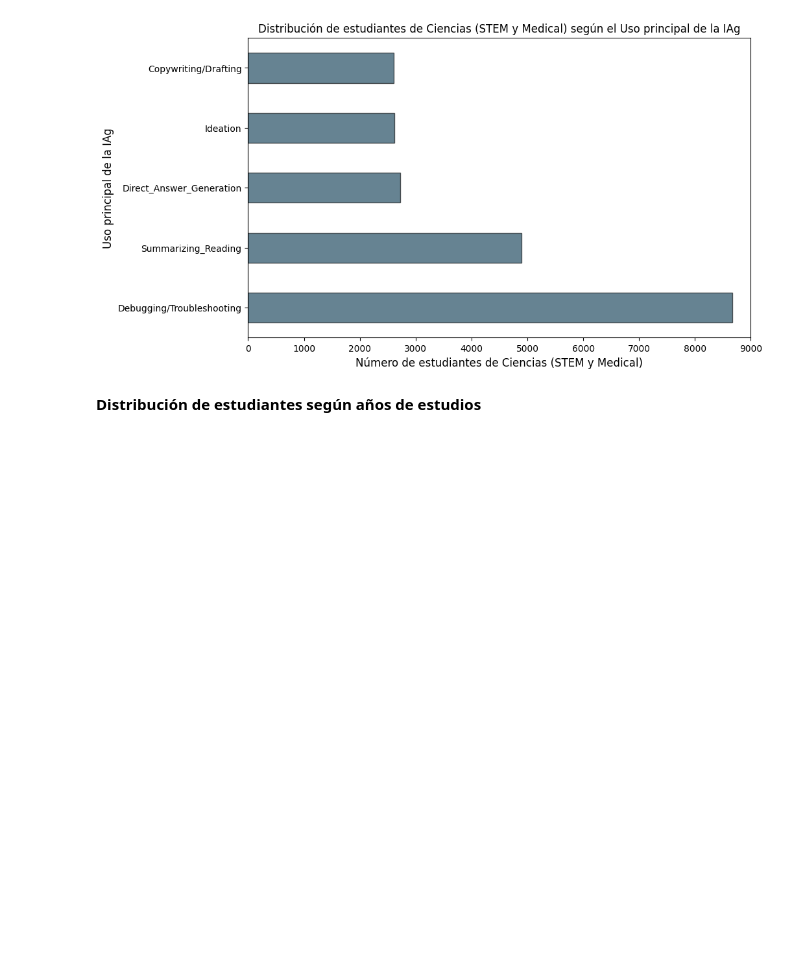
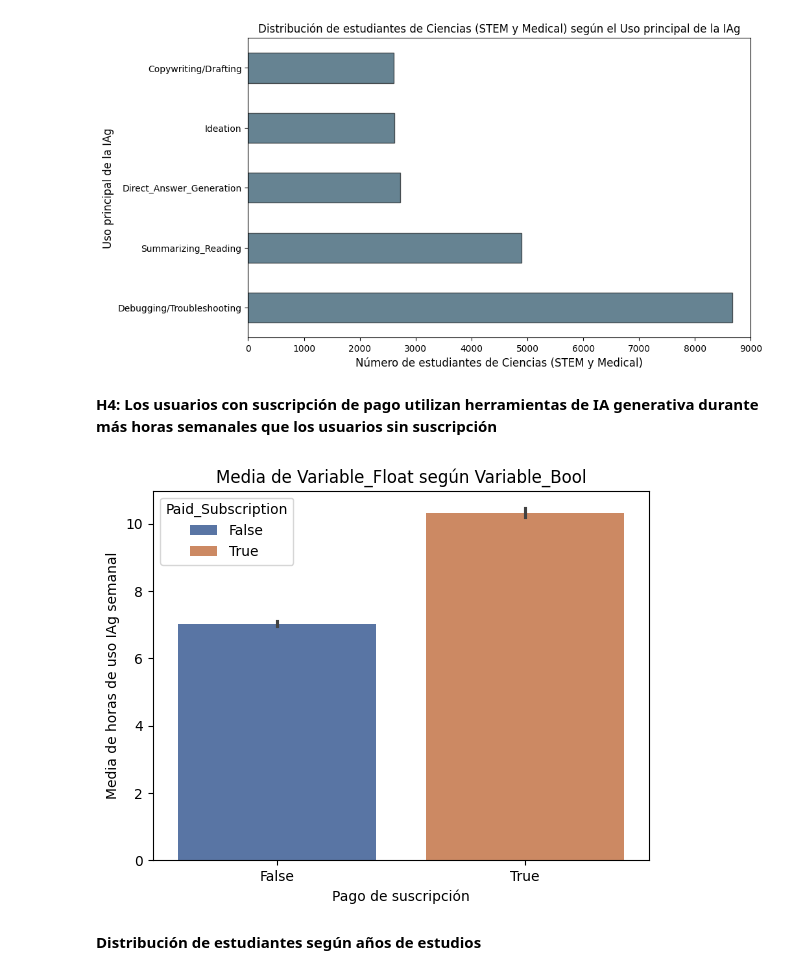
Before and after one commit to nico-pina/TP1-UP.IA, a Jupyter notebook: EDA Dataset IA_ NicoPina.ipynb, the cells around one changed output. Cells and saved outputs as stored; diff of their text form; code cells hidden in the pictures; blank space fills up the shorter version.

```diff
--- a/EDA Dataset IA_ NicoPina.ipynb
+++ b/EDA Dataset IA_ NicoPina.ipynb
@@ -216,6 +216,18 @@ plt.ylabel("Uso principal de la IAg", fontsize=12)
 plt.show()
 # %% [output]
 [figure]
+# %% [markdown]
+**H4:  Los usuarios con suscripción de pago utilizan herramientas de IA generativa durante más horas semanales que los usuarios sin suscripción**
+# %%
+
+sns.barplot( data=df, x="Paid_Subscription", y="Weekly_GenAI_Hours",  estimator="mean", palette="deep", hue="Paid_Subscription")
+
+plt.title("Media de Variable_Float según Variable_Bool")
+plt.xlabel("Pago de suscripción")
+plt.ylabel("Media de horas de uso IAg semanal")
+plt.show()
+# %% [output]
+[figure, added]
 # %% [markdown]
 **Distribución de estudiantes según años de estudios**
 # %%
```
Also changed, not shown: parts of 7 cells of this notebook.
